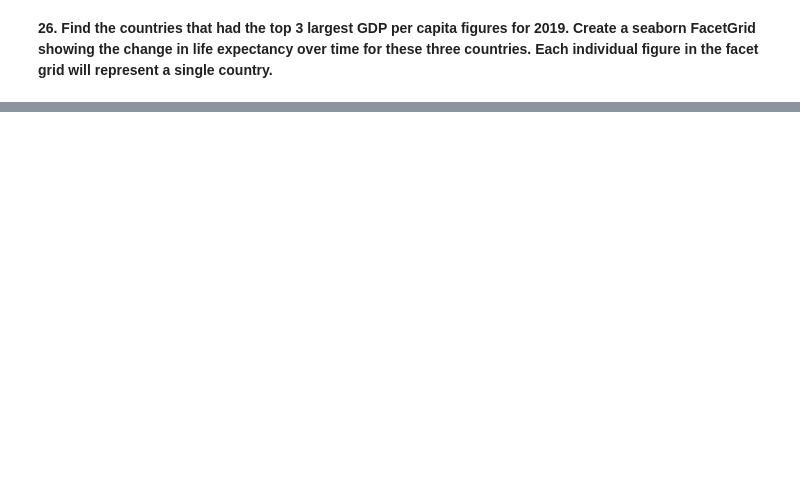
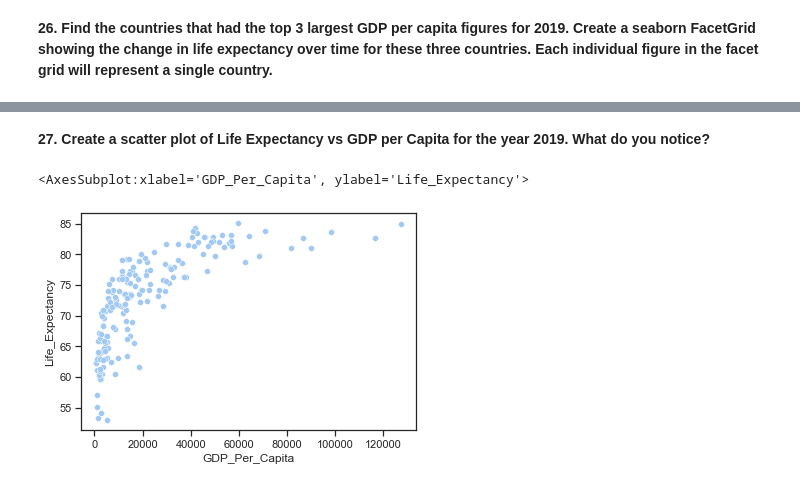
Before and after one commit to nss-data-science-cohort-7/un-exploration-sourish33, a Jupyter notebook: notebooks/UN_Data_Exploration.ipynb, the cells around one changed output, grey strips where cells are left out. Cells and saved outputs as stored; diff of their text form; code cells hidden in the pictures; blank space fills up the shorter version.

```diff
--- a/notebooks/UN_Data_Exploration.ipynb
+++ b/notebooks/UN_Data_Exploration.ipynb
@@ -431,0 +455,7 @@ gdp_le_2019.head()
+# %% [markdown]
+**27. Create a scatter plot of Life Expectancy vs GDP per Capita for the year 2019. What do you notice?**
+# %%
+sns.scatterplot(data=gdp_le_2019, y="Life_Expectancy", x="GDP_Per_Capita")
+# %% [output]
+<AxesSubplot:xlabel='GDP_Per_Capita', ylabel='Life_Expectancy'>
+[figure, added]
```
Also changed, not shown: parts of 6 cells of this notebook.
